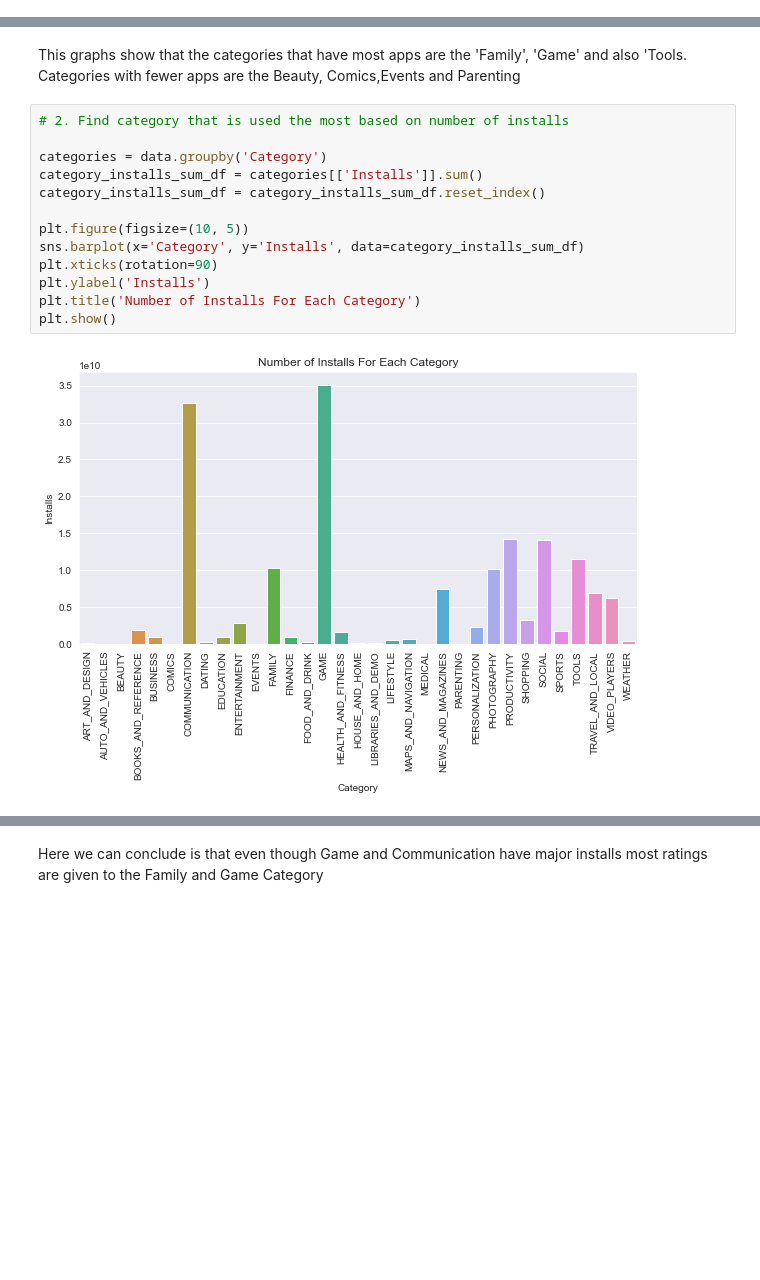
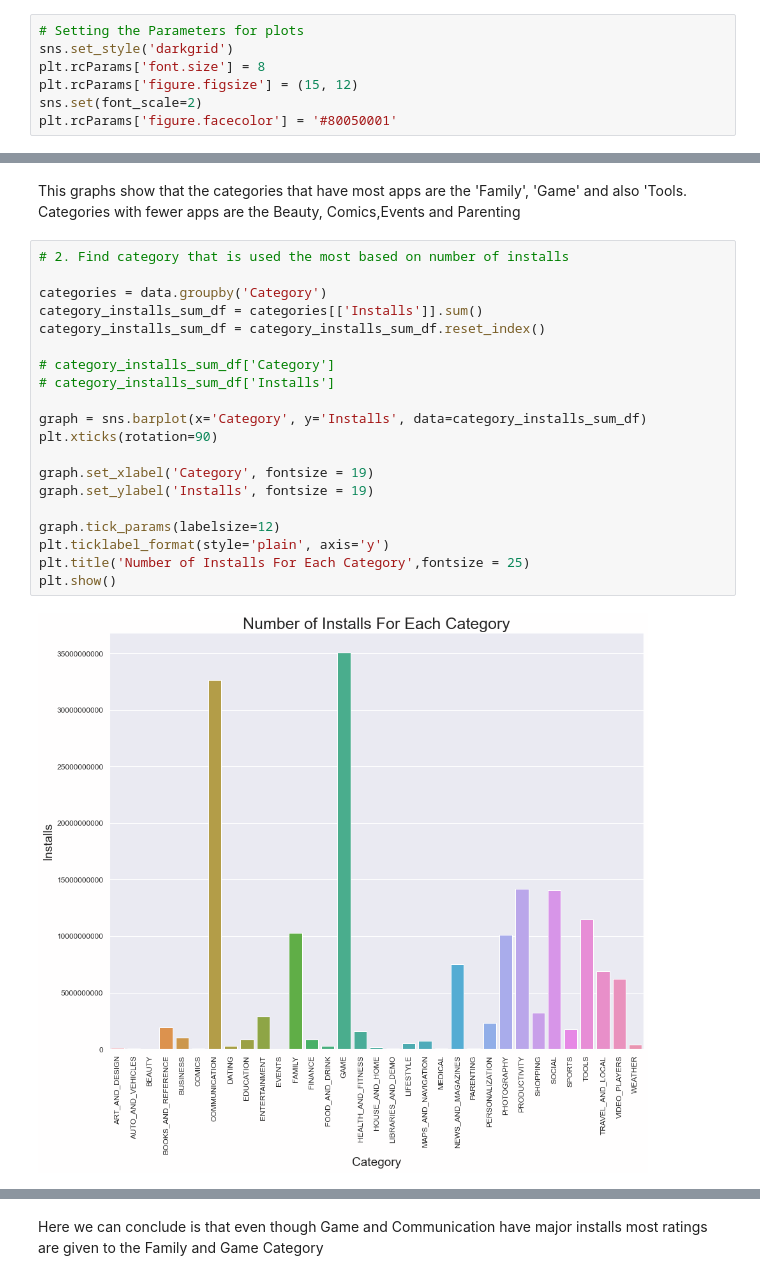
Before and after one commit to Omkar-184/Exploratory_Data_Analysis, a Jupyter notebook: Play_Store_App_Analysis/PlayStoreAnalysis.ipynb, the cells around one changed output, grey strips where cells are left out. Drawn from its saved outputs; the diff is of its cells as text; blank space fills up the shorter version.

```diff
--- a/Play_Store_App_Analysis/PlayStoreAnalysis.ipynb
+++ b/Play_Store_App_Analysis/PlayStoreAnalysis.ipynb
@@ -292,0 +253,7 @@ plt.show()
+# %%
+# Setting the Parameters for plots
+sns.set_style('darkgrid')
+plt.rcParams['font.size'] = 8
+plt.rcParams['figure.figsize'] = (15, 12)
+sns.set(font_scale=2)
+plt.rcParams['figure.facecolor'] = '#80050001'
@@ -297,16 +279,23 @@ Categories with fewer apps are the Beauty, Comics,Events and Parenting
 # %%
 # 2. Find category that is used the most based on number of installs
 
 categories = data.groupby('Category')
 category_installs_sum_df = categories[['Installs']].sum()
 category_installs_sum_df = category_installs_sum_df.reset_index()
 
-plt.figure(figsize=(10, 5))
-sns.barplot(x='Category', y='Installs', data=category_installs_sum_df)
+# category_installs_sum_df['Category']
+# category_installs_sum_df['Installs']
+
+graph = sns.barplot(x='Category', y='Installs', data=category_installs_sum_df)
 plt.xticks(rotation=90)
-plt.ylabel('Installs')
-plt.title('Number of Installs For Each Category')
+
+graph.set_xlabel('Category', fontsize = 19)
+graph.set_ylabel('Installs', fontsize = 19)
+
+graph.tick_params(labelsize=12)
+plt.ticklabel_format(style='plain', axis='y')
+plt.title('Number of Installs For Each Category',fontsize = 25)
 plt.show()
 # %% [output]
-[figure, old version]
+[figure, new version]
 # %% [markdown]
```
Also changed, not shown: parts of 37 cells of this notebook.
